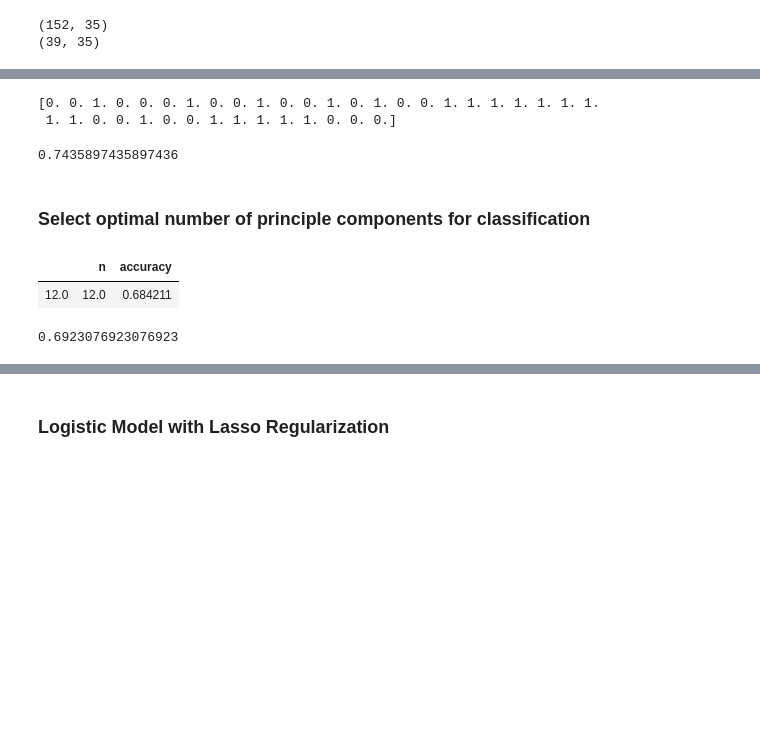
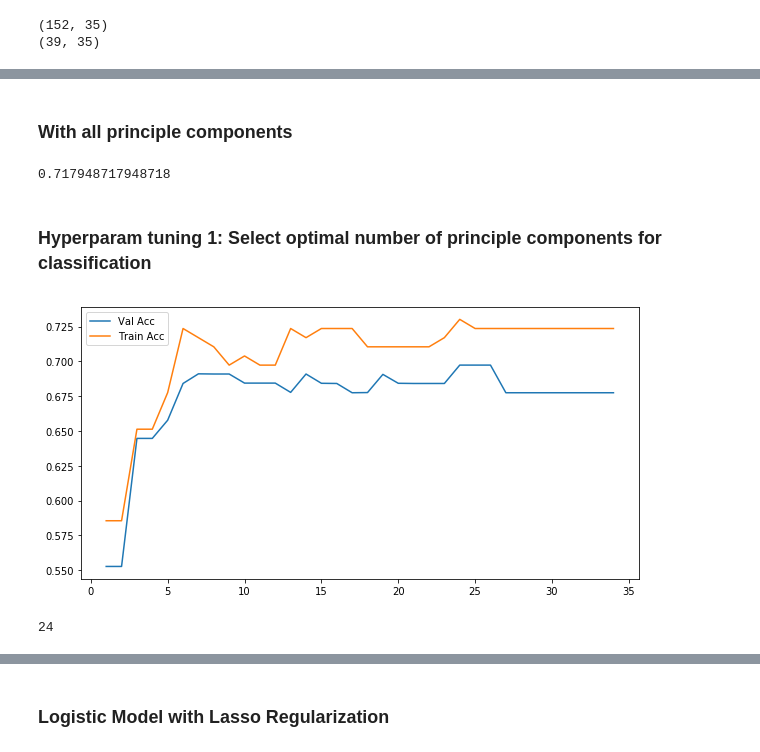
Before and after one commit to leonaisabelle/CUSP-ADS-Project, a Jupyter notebook: modelling_notebooks/binary_classification.ipynb, the cells around one changed output, grey strips where cells are left out. Drawn from its saved outputs; the diff is of its cells as text; code cells hidden in the pictures; blank space fills up the shorter version.

Commit message:
Clean hyper param tuning for sparsePCA and lasso logreg

```diff
--- a/modelling_notebooks/binary_classification.ipynb
+++ b/modelling_notebooks/binary_classification.ipynb
@@ -186,43 +184,41 @@ logit_spca = LogisticRegression().fit(XtrainP[:,:10], Ytrain['HasGarden'])
-# %%
-# create binary garden predictions over test sample
-labelPred_spca = logit_spca.predict(XtestP[:,:10])
-print(labelPred_spca)
-# %% [output]
-[0. 0. 1. 0. 0. 0. 1. 0. 0. 1. 0. 0. 1. 0. 1. 0. 0. 1. 1. 1. 1. 1. 1. 1.
- 1. 1. 0. 0. 1. 0. 0. 1. 1. 1. 1. 1. 0. 0. 0.]
-# %%
-# compute out of sample accuracy
-test_accuracy_spca= logit_spca.score(XtestP[:,:10],Ytest['HasGarden'])
-test_accuracy_spca
-# %% [output]
-0.7435897435897436
+# %% [markdown]
+### With all principle components
+# %%
+# with default C=1
+logit_spca = LogisticRegression().fit(XtrainP, Ytrain['HasGarden'])
+logit_spca.score(XtestP, Ytest['HasGarden'])
+# %% [output]
+0.717948717948718
 # %% [markdown]
-### Select optimal number of principle components for classification
+### Hyperparam tuning 1: Select optimal number of principle components for classification
 # %%
 # select optimal number of principle components for the classification in terms of the out-of-sample accuracy measured over the validation sample
-optimal_SPCA = np.zeros(shape=(37,2))
-for n in range(1,37):
-    #Learn logistic regression over the training sample
-    logit_spca_opt = LogisticRegression(C=10000)
-    logit_spca_opt = logit_spca_opt.fit(XtrainP[:,:n], Ytrain['HasGarden']) #fit logistic regression model to training data
+train_acc = []
+mean_cross_val_acc = []
+n_candidates = range(1, XtrainP.shape[1])
+
+for n in n_candidates:
+    # Learn logistic regression over the training sample
+    logit_spca_opt = LogisticRegression()
+    logit_spca_opt = logit_spca_opt.fit(XtrainP[:, :n], Ytrain['HasGarden']) #fit logistic regression model to training data
+    train_acc.append(logit_spca_opt.score(XtrainP[:, :n], Ytrain['HasGarden']))
+
     # compute out of sample accuracy over validation set
-    validation_accuracy = logit_spca_opt.score(XvalidateP[:,:n],Yvalidate['HasGarden'])
-    #print(n, validation_accuracy)
-    optimal_SPCA[n,0] = n
-    optimal_SPCA[n,1] = validation_accuracy
+    mean_cross_val_acc.append(mean(cross_val_score(logit_spca_opt, XtrainP[:, :n], Ytrain['HasGarden'])))
+
+
+# plot to see where it overfits
+plt.figure(figsize=(10,5))
+plt.plot(n_candidates, mean_cross_val_acc, label='Val Acc')
+plt.plot(n_candidates, train_acc, label='Train Acc')
+
+plt.legend()
+plt.show()
+# %% [output]
+[figure, added]
-# %%
-optimal_SPCA_df = pd.DataFrame(optimal_SPCA, index = optimal_SPCA[:,0])
-optimal_SPCA_df.columns = ['n', 'accuracy']
-optimal_SPCA_df.sort_values(by=['accuracy'], ascending = False).head(1)
-# %% [output]
-|  | n | accuracy |
-| 12.0 | 12.0 | 0.684211 |
-# %%
-#Out of sample (test) accuracy for n = 6
-logit_n6 = LogisticRegression(C=10000)
-logit_n6 = logit_n6.fit(XtrainP[:,:7], Ytrain['HasGarden'])
-out_of_sample_accuracy_test_n6= logit_n6.score(XtestP[:,:7],Ytest['HasGarden'])
-out_of_sample_accuracy_test_n6
-#The out of sample accuracy over the test set for 7 principal components is 74%
-# %% [output]
-0.6923076923076923
+# %%
+# best num of components
+optimal_n = n_candidates[np.argmax(mean_cross_val_acc)]
+optimal_n
+# %% [output]
+24
```
Also changed, not shown: parts of 14 cells of this notebook.
